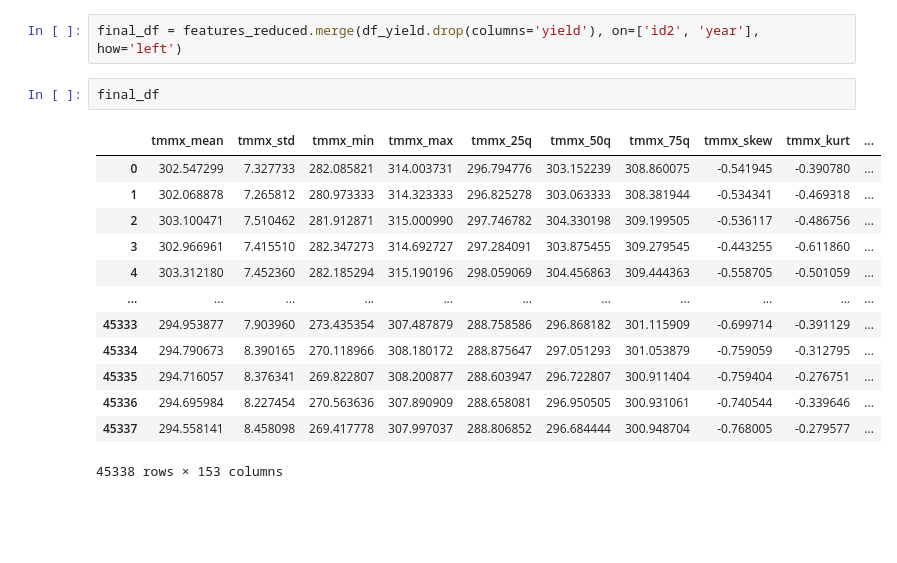
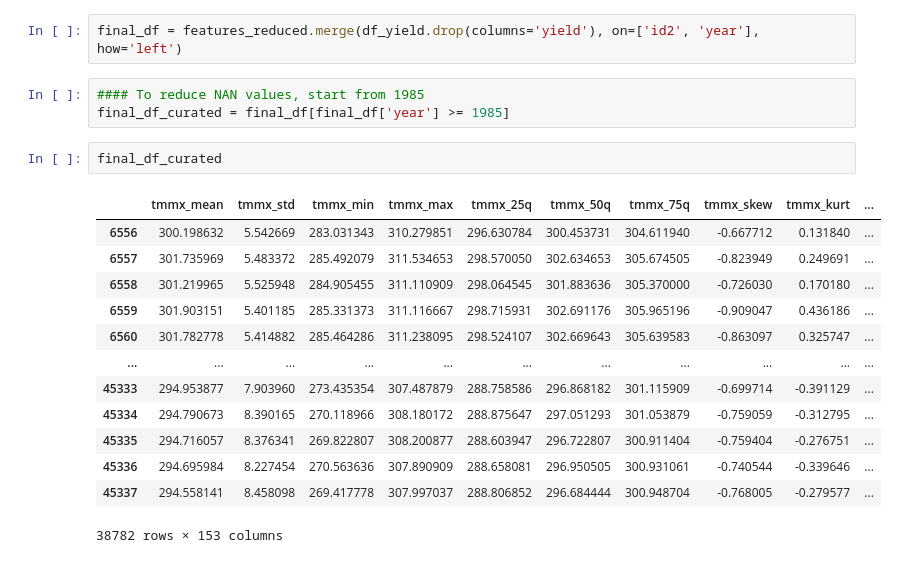
Before and after one commit to shrey-gupta/soil-land-crop, a Jupyter notebook: gridMET.ipynb, the cells around one changed output. Drawn from its saved outputs; the diff is of its cells as text; blank space fills up the shorter version.

```diff
--- a/gridMET.ipynb
+++ b/gridMET.ipynb
@@ -1235,18 +1237,21 @@ df_yield
 # %%
 final_df = features_reduced.merge(df_yield.drop(columns='yield'), on=['id2', 'year'], how='left')
 # %%
-final_df
+#### To reduce NAN values, start from 1985
+final_df_curated = final_df[final_df['year'] >= 1985]
-# %% [output]
-|  | tmmx_mean | tmmx_std | tmmx_min | tmmx_max | tmmx_25q | tmmx_50q | tmmx_75q | tmmx_skew | tmmx_kurt | ... |
-| 0 | 302.547299 | 7.327733 | 282.085821 | 314.003731 | 296.794776 | 303.152239 | 308.860075 | -0.541945 | -0.390780 | ... |
-| 1 | 302.068878 | 7.265812 | 280.973333 | 314.323333 | 296.825278 | 303.063333 | 308.381944 | -0.534341 | -0.469318 | ... |
-| 2 | 303.100471 | 7.510462 | 281.912871 | 315.000990 | 297.746782 | 304.330198 | 309.199505 | -0.536117 | -0.486756 | ... |
-| 3 | 302.966961 | 7.415510 | 282.347273 | 314.692727 | 297.284091 | 303.875455 | 309.279545 | -0.443255 | -0.611860 | ... |
-| 4 | 303.312180 | 7.452360 | 282.185294 | 315.190196 | 298.059069 | 304.456863 | 309.444363 | -0.558705 | -0.501059 | ... |
-| ... | ... | ... | ... | ... | ... | ... | ... | ... | ... | ... |
-| 45333 | 294.953877 | 7.903960 | 273.435354 | 307.487879 | 288.758586 | 296.868182 | 301.115909 | -0.699714 | -0.391129 | ... |
-| 45334 | 294.790673 | 8.390165 | 270.118966 | 308.180172 | 288.875647 | 297.051293 | 301.053879 | -0.759059 | -0.312795 | ... |
-| 45335 | 294.716057 | 8.376341 | 269.822807 | 308.200877 | 288.603947 | 296.722807 | 300.911404 | -0.759404 | -0.276751 | ... |
-| 45336 | 294.695984 | 8.227454 | 270.563636 | 307.890909 | 288.658081 | 296.950505 | 300.931061 | -0.740544 | -0.339646 | ... |
-| 45337 | 294.558141 | 8.458098 | 269.417778 | 307.997037 | 288.806852 | 296.684444 | 300.948704 | -0.768005 | -0.279577 | ... |
-45338 rows × 153 columns
+# %%
+final_df_curated
+# %% [output]
+|  | tmmx_mean | tmmx_std | tmmx_min | tmmx_max | tmmx_25q | tmmx_50q | tmmx_75q | tmmx_skew | tmmx_kurt | ... |
+| 6556 | 300.198632 | 5.542669 | 283.031343 | 310.279851 | 296.630784 | 300.453731 | 304.611940 | -0.667712 | 0.131840 | ... |
+| 6557 | 301.735969 | 5.483372 | 285.492079 | 311.534653 | 298.570050 | 302.634653 | 305.674505 | -0.823949 | 0.249691 | ... |
+| 6558 | 301.219965 | 5.525948 | 284.905455 | 311.110909 | 298.064545 | 301.883636 | 305.370000 | -0.726030 | 0.170180 | ... |
+| 6559 | 301.903151 | 5.401185 | 285.331373 | 311.116667 | 298.715931 | 302.691176 | 305.965196 | -0.909047 | 0.436186 | ... |
+| 6560 | 301.782778 | 5.414882 | 285.464286 | 311.238095 | 298.524107 | 302.669643 | 305.639583 | -0.863097 | 0.325747 | ... |
+| ... | ... | ... | ... | ... | ... | ... | ... | ... | ... | ... |
+| 45333 | 294.953877 | 7.903960 | 273.435354 | 307.487879 | 288.758586 | 296.868182 | 301.115909 | -0.699714 | -0.391129 | ... |
+| 45334 | 294.790673 | 8.390165 | 270.118966 | 308.180172 | 288.875647 | 297.051293 | 301.053879 | -0.759059 | -0.312795 | ... |
+| 45335 | 294.716057 | 8.376341 | 269.822807 | 308.200877 | 288.603947 | 296.722807 | 300.911404 | -0.759404 | -0.276751 | ... |
+| 45336 | 294.695984 | 8.227454 | 270.563636 | 307.890909 | 288.658081 | 296.950505 | 300.931061 | -0.740544 | -0.339646 | ... |
+| 45337 | 294.558141 | 8.458098 | 269.417778 | 307.997037 | 288.806852 | 296.684444 | 300.948704 | -0.768005 | -0.279577 | ... |
+38782 rows × 153 columns
```
Also changed, not shown: parts of 25 cells of this notebook, 1 other file.
